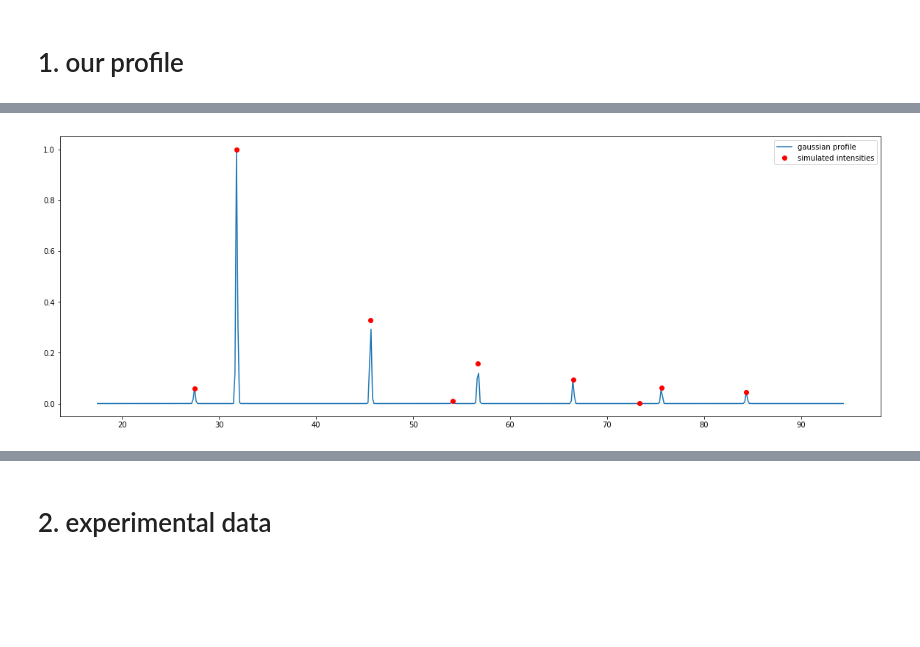
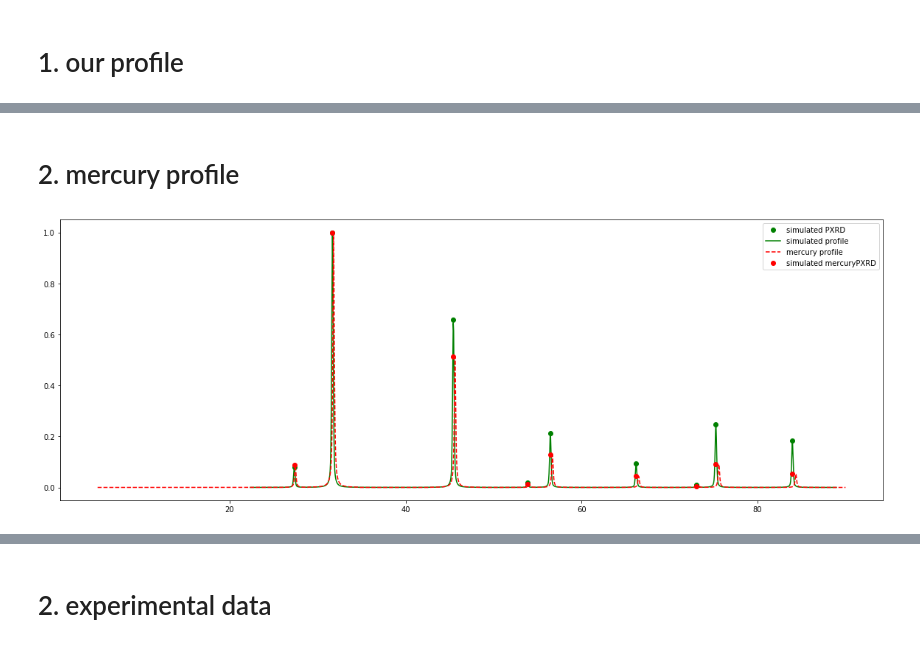
Before and after one commit to qzhu2017/XRD, a Jupyter notebook: similarity.ipynb, the cells around one changed output, grey strips where cells are left out. Saved outputs shown, nothing was run; the diff lists cells and outputs as text; code cells hidden in the pictures; blank space fills up the shorter version.

Commit message:
compare mercury and pxrd

```diff
--- a/similarity.ipynb
+++ b/similarity.ipynb
@@ -15,8 +15,17 @@ import matplotlib.pyplot as plt
 _struct = crystal('cif',filename='NaCl.cif')
 _wavelength = 1.54056
 _max_diff_angle = 90
-_profile = 'gaussian'
+_profile = 'psuedo_voigt'
 _fwhm = 0.2
-_po = False
-_G = None
+_po = True
+_G = 1
 xrd = XRD(_struct,_wavelength,_max_diff_angle,_profile,_fwhm,_po,_G)
+simpeaks = xrd.pxrd[:][:,-1]
+simtwo_thetas = xrd.pxrd[:,0]
+gpeaks = xrd.gpeaks
+gtwo_thetas = xrd.gtwo_thetas
+plt.figure(figsize=(20,7))
+plt.plot(simtwo_thetas,simpeaks,'o',label = 'simulated PXRD')
+plt.plot(gtwo_thetas,gpeaks, label = 'simulated gaussians')
+plt.legend()
+plt.show()
@@ -28,8 +34,26 @@ two_thetas = np.linspace(np.min(two_thetas)-10,np.max(two_thetas)+10,profile.sha
+# %% [markdown]
+# 2. mercury profile
+# %%
+merc_data = np.loadtxt(fname="NaCl-mercury.tsv")
+merc_data[:][:,1] = merc_data[:][:,1]/np.max(merc_data[:][:,1])
+
+# this came from the raw data generated by mercury from cif file.
+merctheta2 = [27.36, 31.7, 45.44, 53.86, 56.46,
+         66.2, 73.04, 75.26, 83.96]
+
+mercI = [869.034, 10000, 5137.09, 129.666, 1293.58,
+          443.317, 40.9454, 921.455, 534.736]
+
+mercI = [i/max(mercI) for i in mercI]
 # %%
 plt.figure(figsize=(20,7))
-plt.plot(two_thetas,profile,label = 'gaussian profile')
-plt.plot(all_info[:,0],all_info[:,-1],'ro',label = 'simulated intensities')
+plt.plot(simtwo_thetas,simpeaks,'go',label = 'simulated PXRD')
+plt.plot(gtwo_thetas,gpeaks, 'g-',label = 'simulated profile')
+
+plt.plot(merc_data[:][:,0],merc_data[:][:,1],'r--',ms = 0.9,label = 'mercury profile')
+plt.plot(merctheta2,mercI,'ro',label = 'simulated mercuryPXRD')
+
 plt.legend()
 plt.show()
 # %% [output]
-[figure, old version]
+[figure, new version]
```
Also changed, not shown: parts of 8 cells of this notebook.
